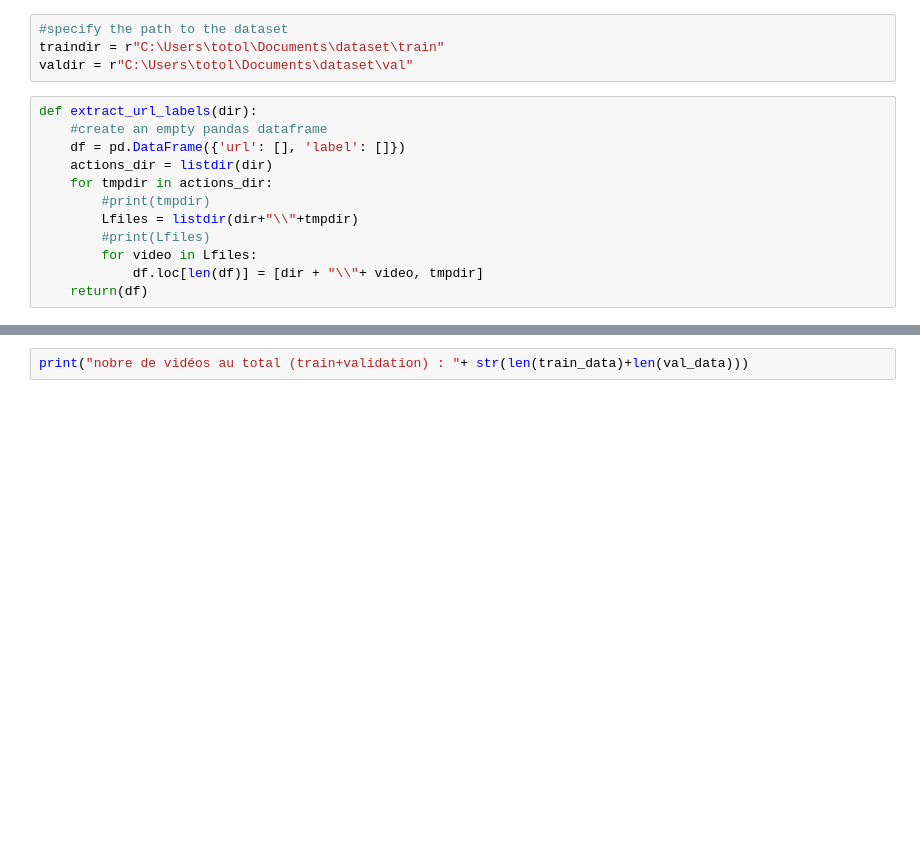
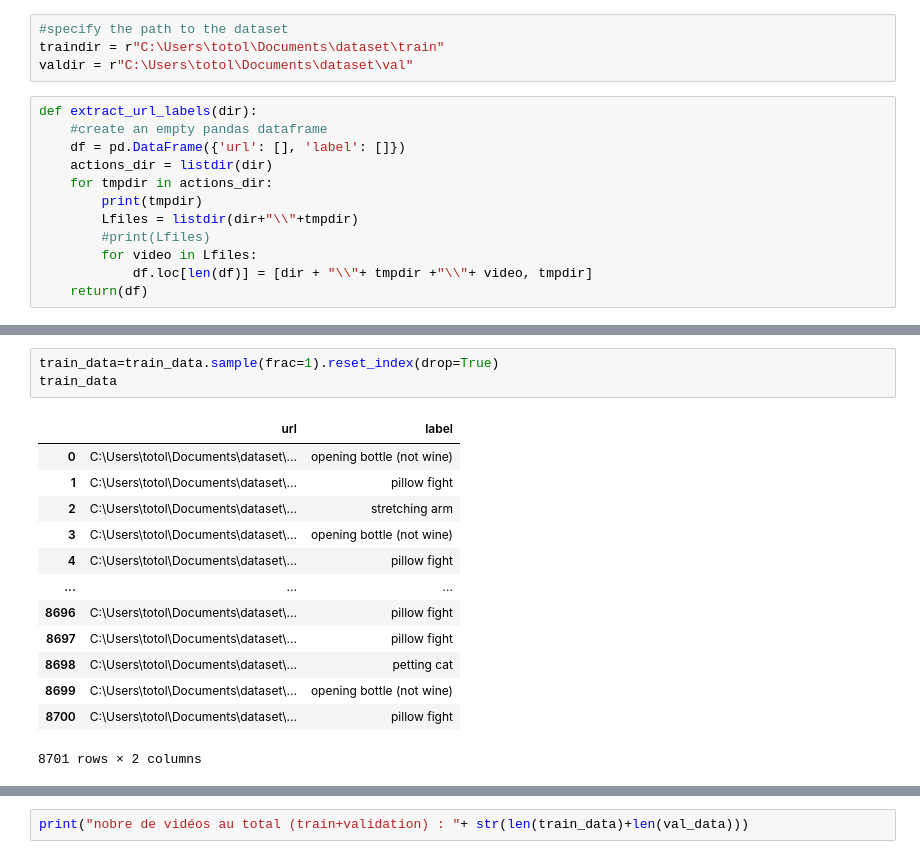
Before and after one commit to cc-ca/Human_action_understanding, a Jupyter notebook: prepare.ipynb, the cells around one changed output, grey strips where cells are left out. Cells and saved outputs as stored; diff of their text form; blank space fills up the shorter version.

```diff
--- a/prepare.ipynb
+++ b/prepare.ipynb
@@ -15,11 +19,11 @@ def extract_url_labels(dir):
     df = pd.DataFrame({'url': [], 'label': []})
     actions_dir = listdir(dir)
     for tmpdir in actions_dir:
-        #print(tmpdir)
+        print(tmpdir)
         Lfiles = listdir(dir+"\\"+tmpdir)
         #print(Lfiles)
         for video in Lfiles:
-            df.loc[len(df)] = [dir + "\\"+ video, tmpdir]
+            df.loc[len(df)] = [dir + "\\"+ tmpdir +"\\"+ video, tmpdir]
     return(df)
 # %%
 train_data =extract_url_labels(traindir)
@@ -41,3 +56,20 @@ train_data
+# %%
+train_data=train_data.sample(frac=1).reset_index(drop=True)
+train_data
+# %% [output]
+|  | url | label |
+| 0 | C:\Users\totol\Documents\dataset\... | opening bottle (not wine) |
+| 1 | C:\Users\totol\Documents\dataset\... | pillow fight |
+| 2 | C:\Users\totol\Documents\dataset\... | stretching arm |
+| 3 | C:\Users\totol\Documents\dataset\... | opening bottle (not wine) |
+| 4 | C:\Users\totol\Documents\dataset\... | pillow fight |
+| ... | ... | ... |
+| 8696 | C:\Users\totol\Documents\dataset\... | pillow fight |
+| 8697 | C:\Users\totol\Documents\dataset\... | pillow fight |
+| 8698 | C:\Users\totol\Documents\dataset\... | petting cat |
+| 8699 | C:\Users\totol\Documents\dataset\... | opening bottle (not wine) |
+| 8700 | C:\Users\totol\Documents\dataset\... | pillow fight |
+8701 rows × 2 columns
 # %%
 val_data = extract_url_labels(valdir)
 val_data
```
Also changed, not shown: parts of 12 cells of this notebook, 2 other files.
